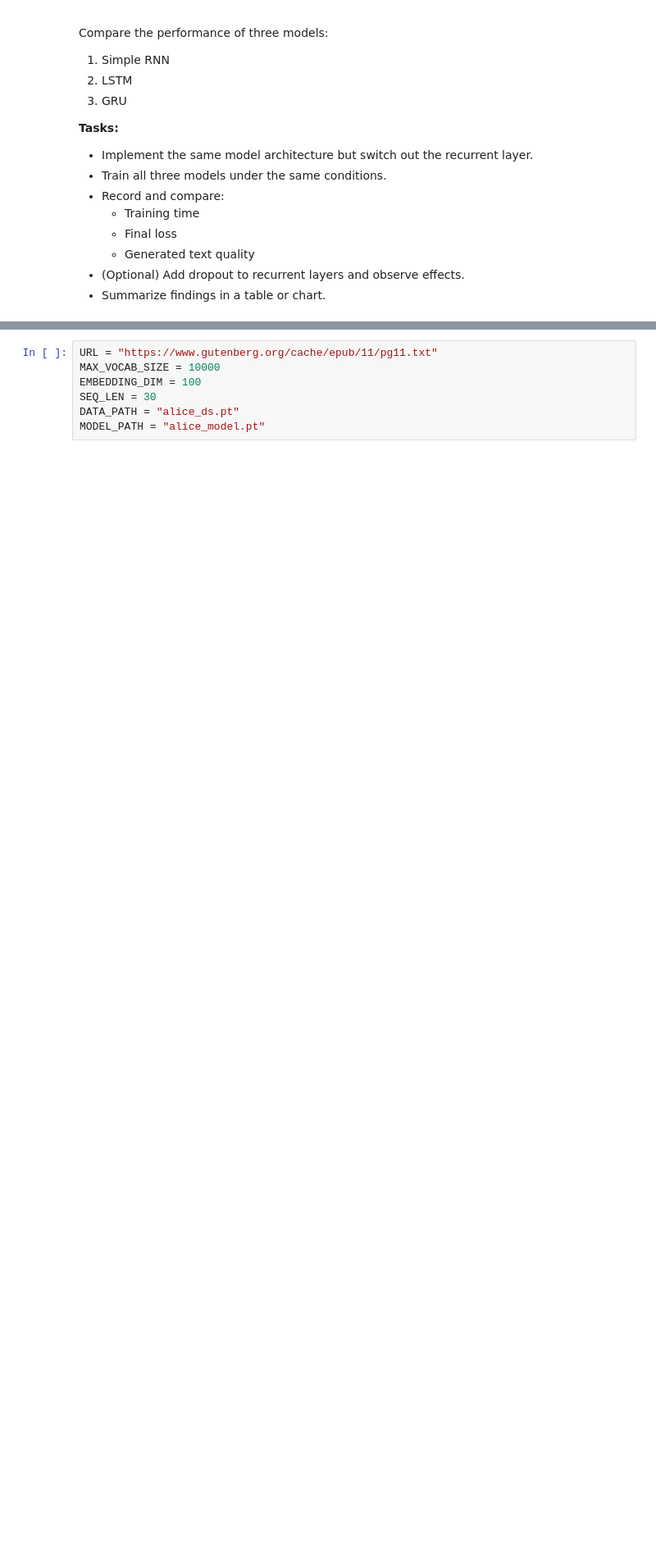
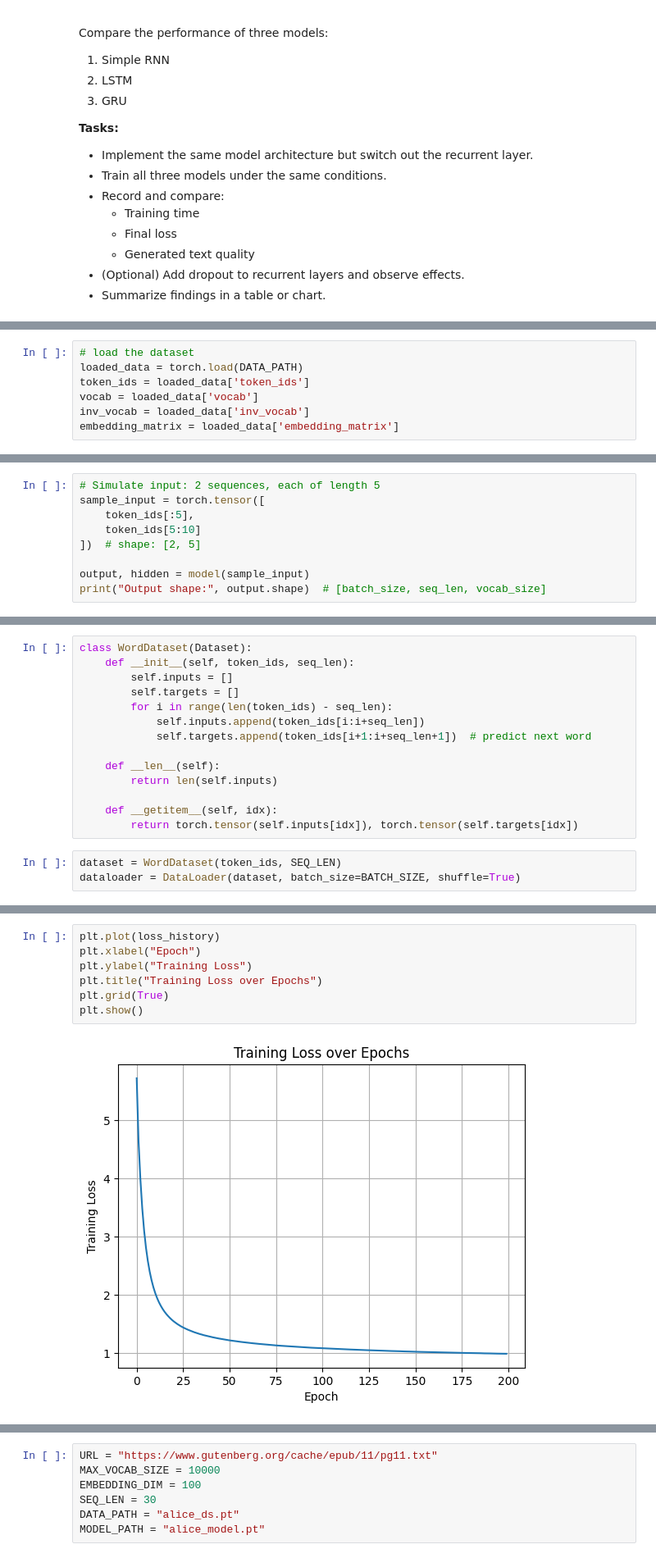
Before and after one commit to PatrykFlama/UWr, a Jupyter notebook: Sem6/NN/List5/Task5.ipynb, the cells around one changed output, grey strips where cells are left out. Shown at 82% size. Cells and saved outputs as stored; diff of their text form; blank space fills up the shorter version.

```diff
--- a/Sem6/NN/List5/Task5.ipynb
+++ b/Sem6/NN/List5/Task5.ipynb
@@ -72,0 +177,7 @@ Compare the performance of three models:
+# %%
+# load the dataset
+loaded_data = torch.load(DATA_PATH)
+token_ids = loaded_data['token_ids']
+vocab = loaded_data['vocab']
+inv_vocab = loaded_data['inv_vocab']
+embedding_matrix = loaded_data['embedding_matrix']
@@ -72,0 +217,9 @@ Compare the performance of three models:
+# %%
+# Simulate input: 2 sequences, each of length 5
+sample_input = torch.tensor([
+    token_ids[:5],
+    token_ids[5:10]
+])  # shape: [2, 5]
+
+output, hidden = model(sample_input)
+print("Output shape:", output.shape)  # [batch_size, seq_len, vocab_size]
@@ -72,0 +230,17 @@ Compare the performance of three models:
+# %%
+class WordDataset(Dataset):
+    def __init__(self, token_ids, seq_len):
+        self.inputs = []
+        self.targets = []
+        for i in range(len(token_ids) - seq_len):
+            self.inputs.append(token_ids[i:i+seq_len])
+            self.targets.append(token_ids[i+1:i+seq_len+1])  # predict next word
+
+    def __len__(self):
+        return len(self.inputs)
+
+    def __getitem__(self, idx):
+        return torch.tensor(self.inputs[idx]), torch.tensor(self.targets[idx])
+# %%
+dataset = WordDataset(token_ids, SEQ_LEN)
+dataloader = DataLoader(dataset, batch_size=BATCH_SIZE, shuffle=True)
@@ -72,0 +302,9 @@ Compare the performance of three models:
+# %%
+plt.plot(loss_history)
+plt.xlabel("Epoch")
+plt.ylabel("Training Loss")
+plt.title("Training Loss over Epochs")
+plt.grid(True)
+plt.show()
+# %% [output]
+[figure, added]
```
Also changed, not shown: parts of 21 cells of this notebook.
